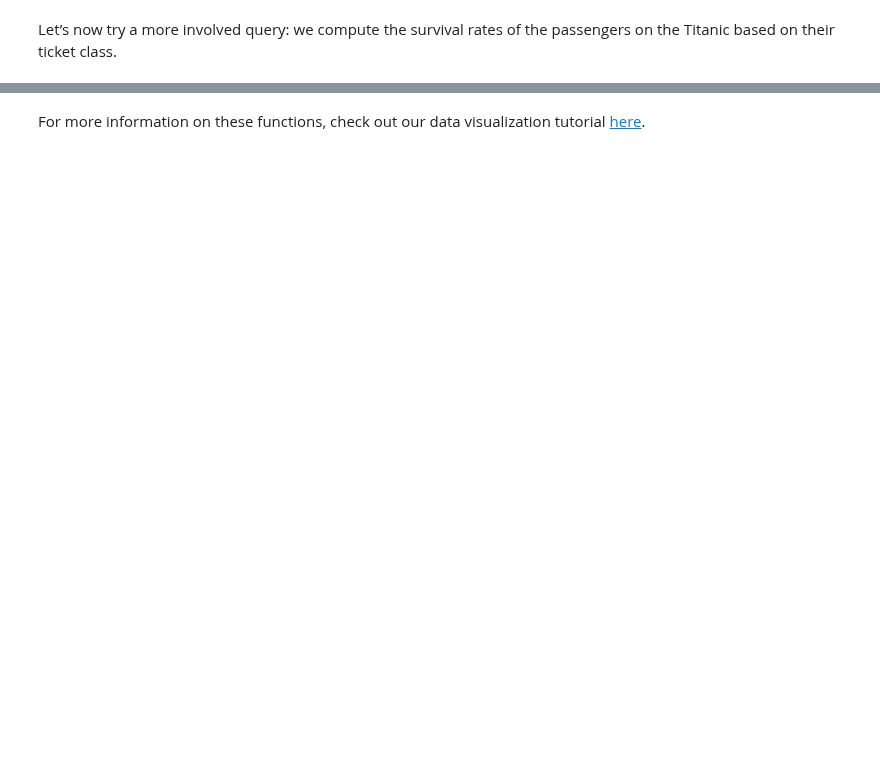
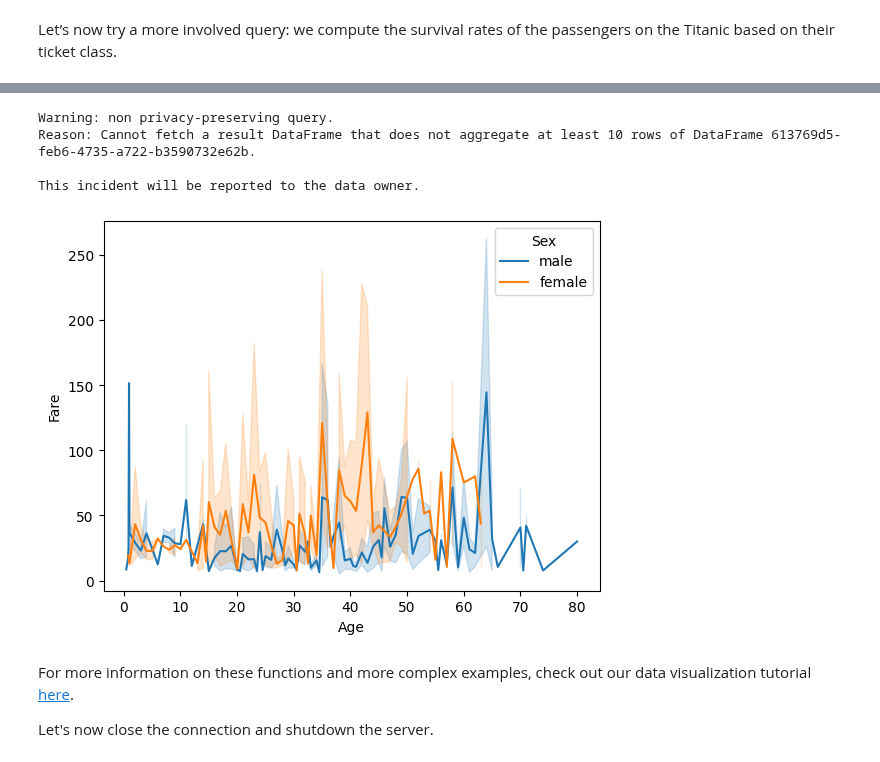
Before and after one commit to mithril-security/bastionlab, a Jupyter notebook: docs/docs/quick-tour/quick-tour.ipynb, the cells around one changed output, grey strips where cells are left out. Drawn from its saved outputs; the diff is of its cells as text; code cells hidden in the pictures; blank space fills up the shorter version.

```diff
--- a/docs/docs/quick-tour/quick-tour.ipynb
+++ b/docs/docs/quick-tour/quick-tour.ipynb
@@ -222,2 +307,12 @@ rdf.curveplot(col_x="Age", col_y="Survived", bins=10)
+# %%
+rdf.lineplot(x="Age", y="Fare", hue="Sex")
+# %% [output]
+Warning: non privacy-preserving query.
+Reason: Cannot fetch a result DataFrame that does not aggregate at least 10 rows of DataFrame 613769d5-feb6-4735-a722-b3590732e62b.
+
+This incident will be reported to the data owner.
+[figure, added]
 # %% [markdown]
-For more information on these functions, check out our data visualization tutorial [here](../tutorials/visualization.ipynb).
+For more information on these functions and more complex examples, check out our data visualization tutorial [here](../tutorials/visualization.ipynb).
+
+Let's now close the connection and shutdown the server.
```
Also changed, not shown: parts of 75 cells of this notebook.
